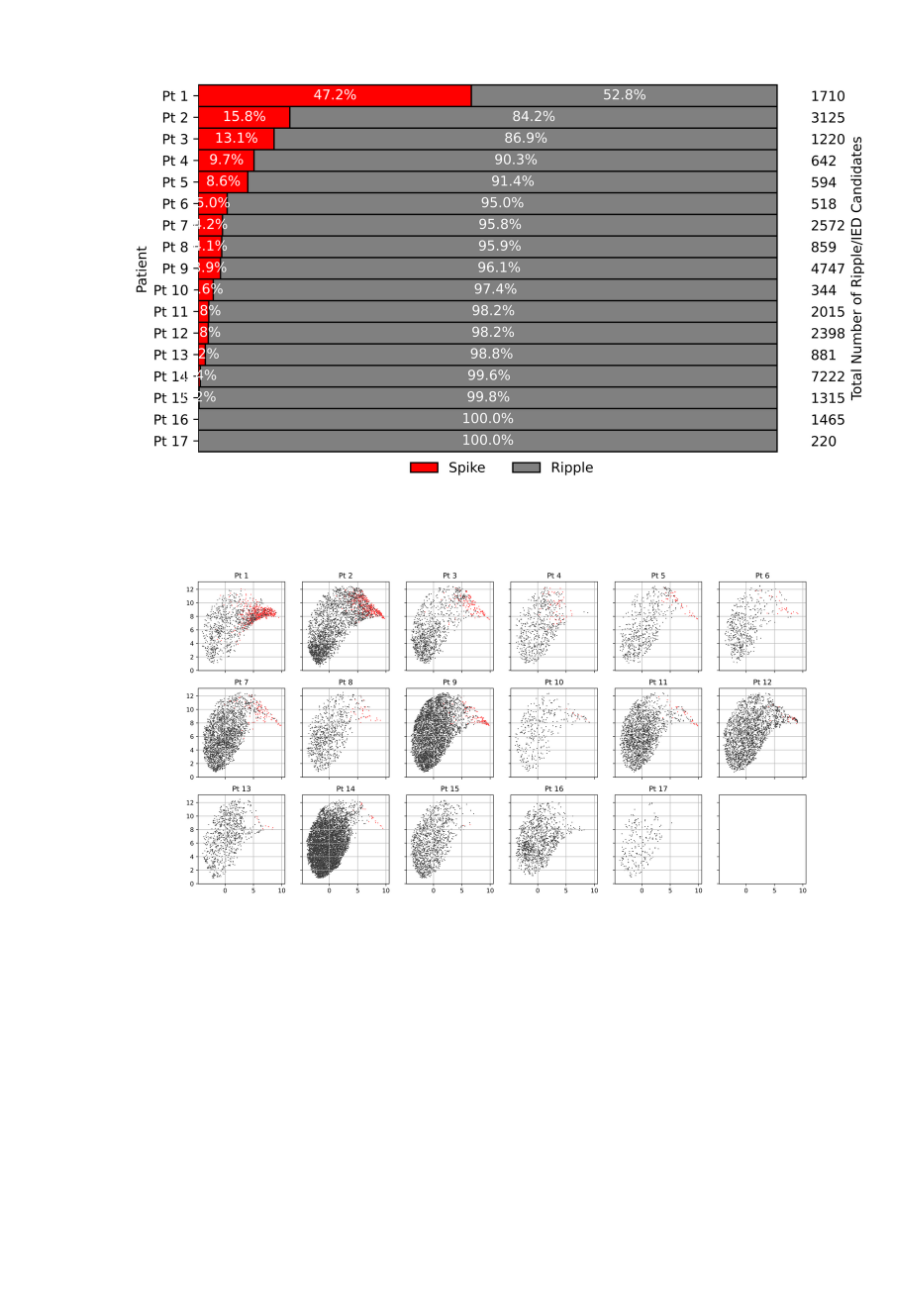
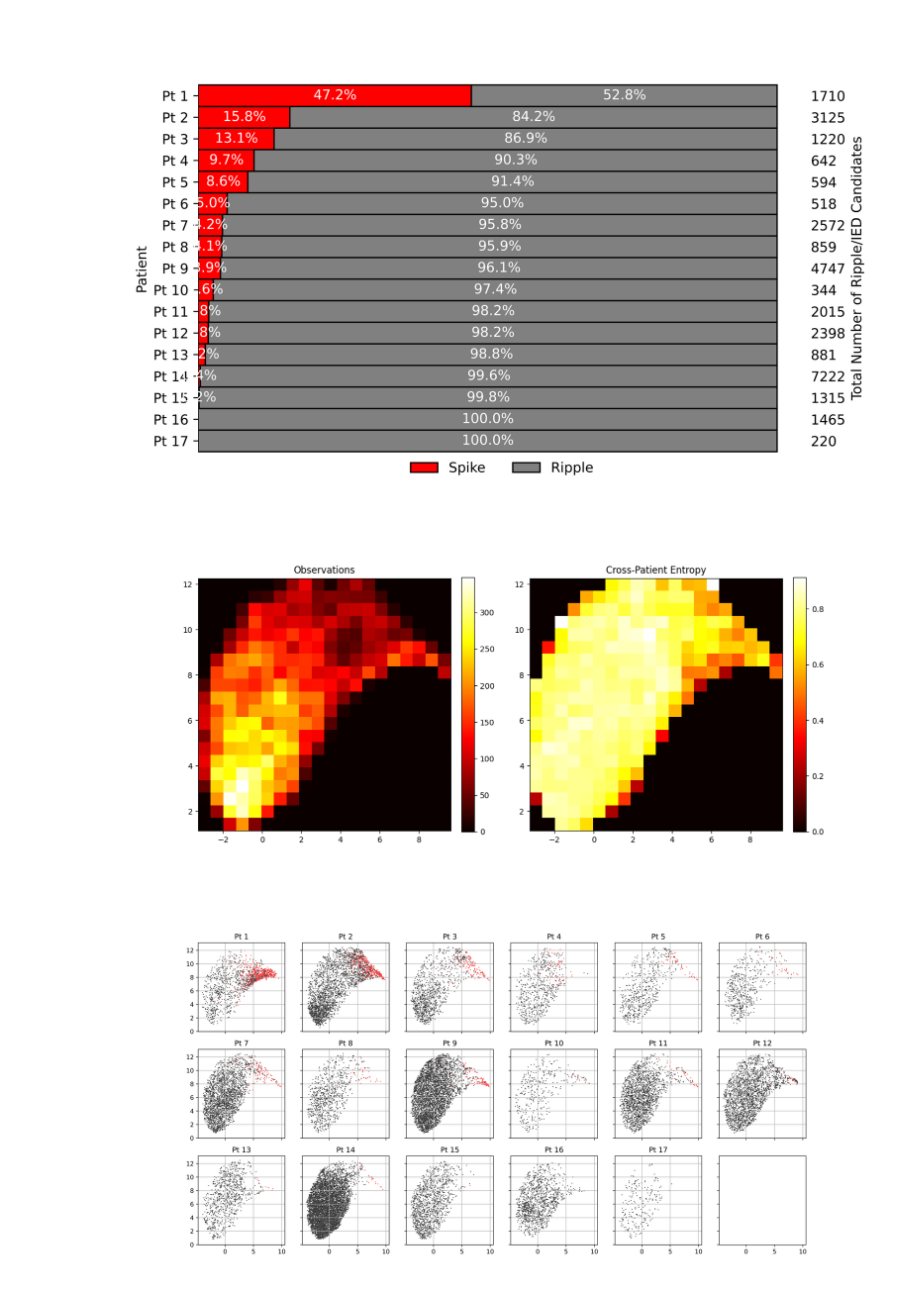
Before and after one commit to Kleen-Lab/ripple_IED_paper, a Jupyter notebook: Figure4_plot.ipynb, the cells around one changed output. Drawn from its saved outputs; the diff is of its cells as text; code cells hidden in the pictures; blank space fills up the shorter version.

Commit message:
add figure 4

```diff
--- a/Figure4_plot.ipynb
+++ b/Figure4_plot.ipynb
@@ -17,6 +17,20 @@ plt.axis("off")  # Hide axes
 plt.show()
 # %% [output]
 [figure]
+# %%
+# Create figure without frame
+fig = plt.figure(frameon=False, figsize=(25, 25))
+
+# Read image using OpenCV
+image = cv2.imread("cross-patient-entropy_200.png")  # Replace with your image path
+image = cv2.cvtColor(image, cv2.COLOR_BGR2RGB)  # Convert BGR to RGB for correct colors in Matplotlib
+
+# Display image
+plt.imshow(image)
+plt.axis("off")  # Hide axes
+plt.show()
+# %% [output]
+[figure, added]
 # %%
 # Create figure without frame
 fig = plt.figure(frameon=False, figsize=(25, 25))
```
Also changed, not shown: 3 other files.
